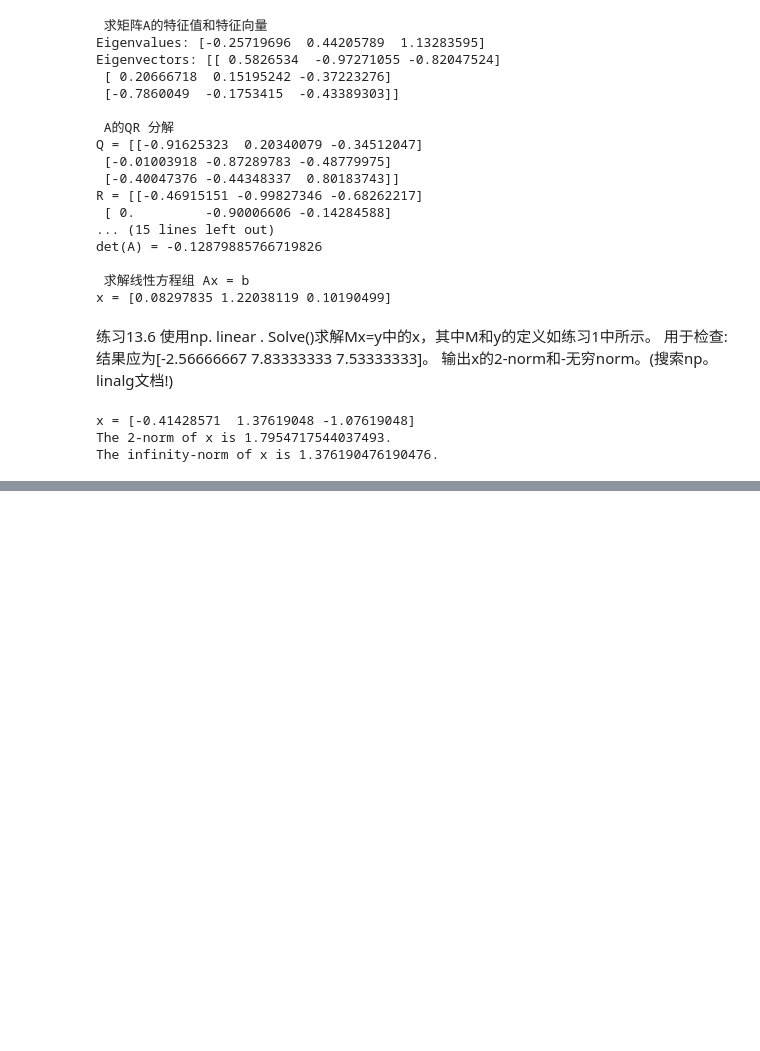
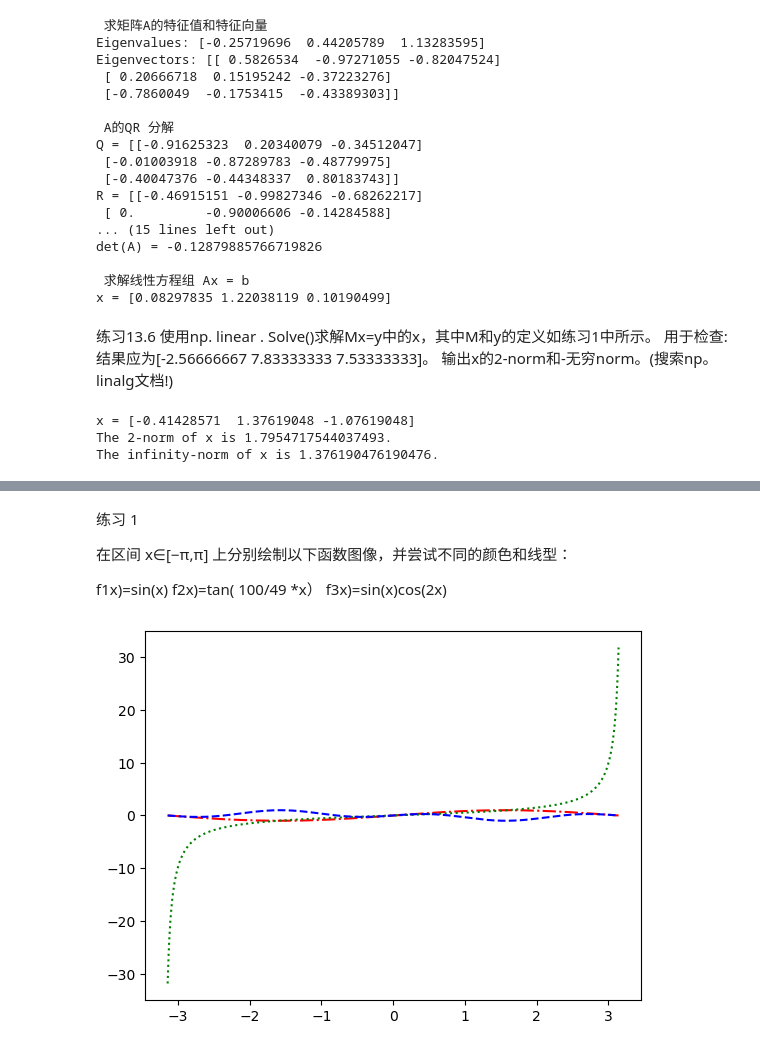
Before and after one commit to Chenji-s/test1, a Jupyter notebook: 教学week4.ipynb, the cells around one changed output, grey strips where cells are left out. Cells and saved outputs as stored; diff of their text form; code cells hidden in the pictures; blank space fills up the shorter version.

```diff
--- a/教学week4.ipynb
+++ b/教学week4.ipynb
@@ -672,0 +705,26 @@ The infinity-norm of x is 1.376190476190476.
+# %% [markdown]
+练习 1
+
+在区间 x∈[−π,π] 上分别绘制以下函数图像，并尝试不同的颜色和线型：
+
+f1x)=sin(x)
+f2x)=tan( 100/49 *x）
+f3x)=sin(x)cos(2x)
+# %%
+# Create an x-axis with 1000 points
+x = np.linspace(-np.pi, np.pi, 1000)
+
+# Evaluate the functions at all these points
+f1 = np.sin(x)
+f2 = np.tan(0.49 * x)
+f3 = np.sin(x) * np.cos(2*x)
+
+# Create the plots in the same axes
+plt.plot(x, f1, 'r-.')
+plt.plot(x, f2, 'g:')
+plt.plot(x, f3, 'b--')
+
+# Display the plot
+plt.show()
+# %% [output]
+[figure, added]
```
Also changed, not shown: parts of 8 cells of this notebook.
